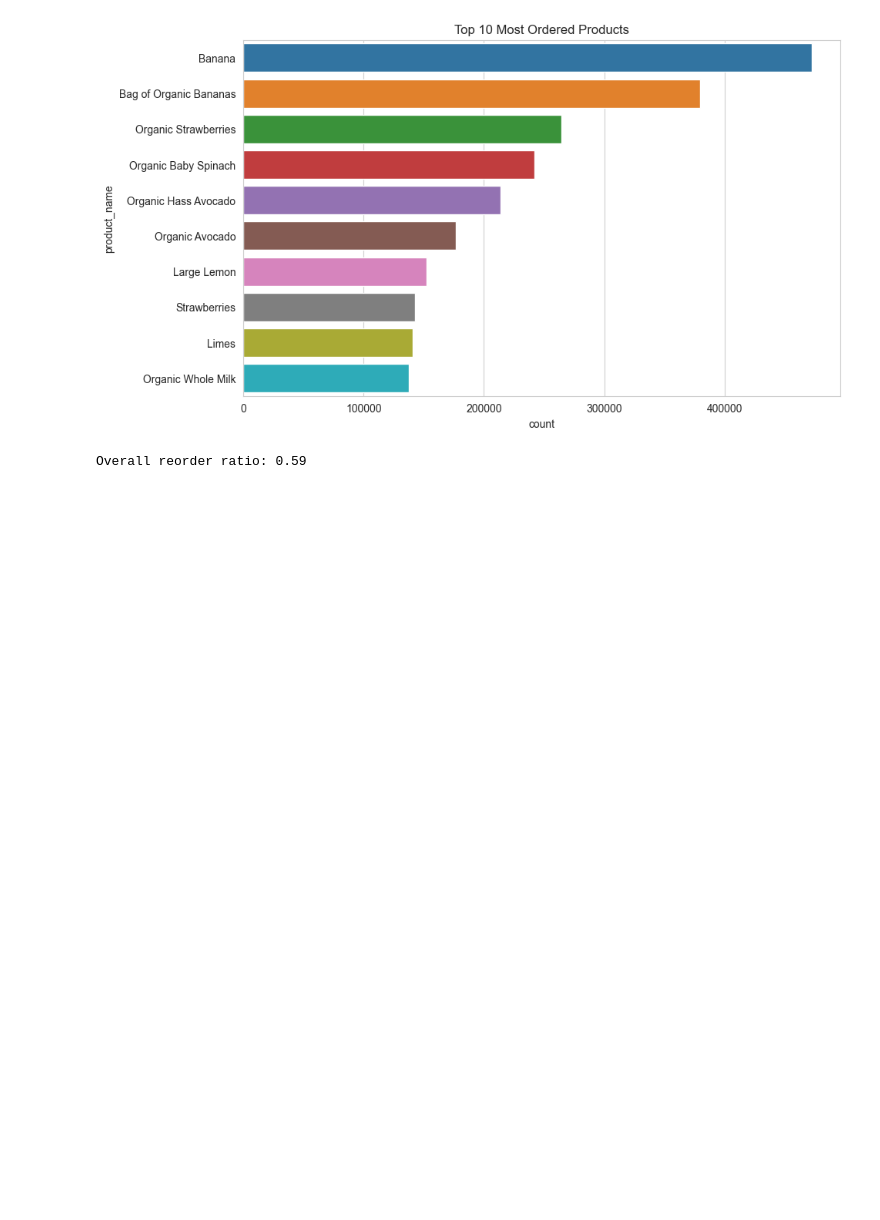
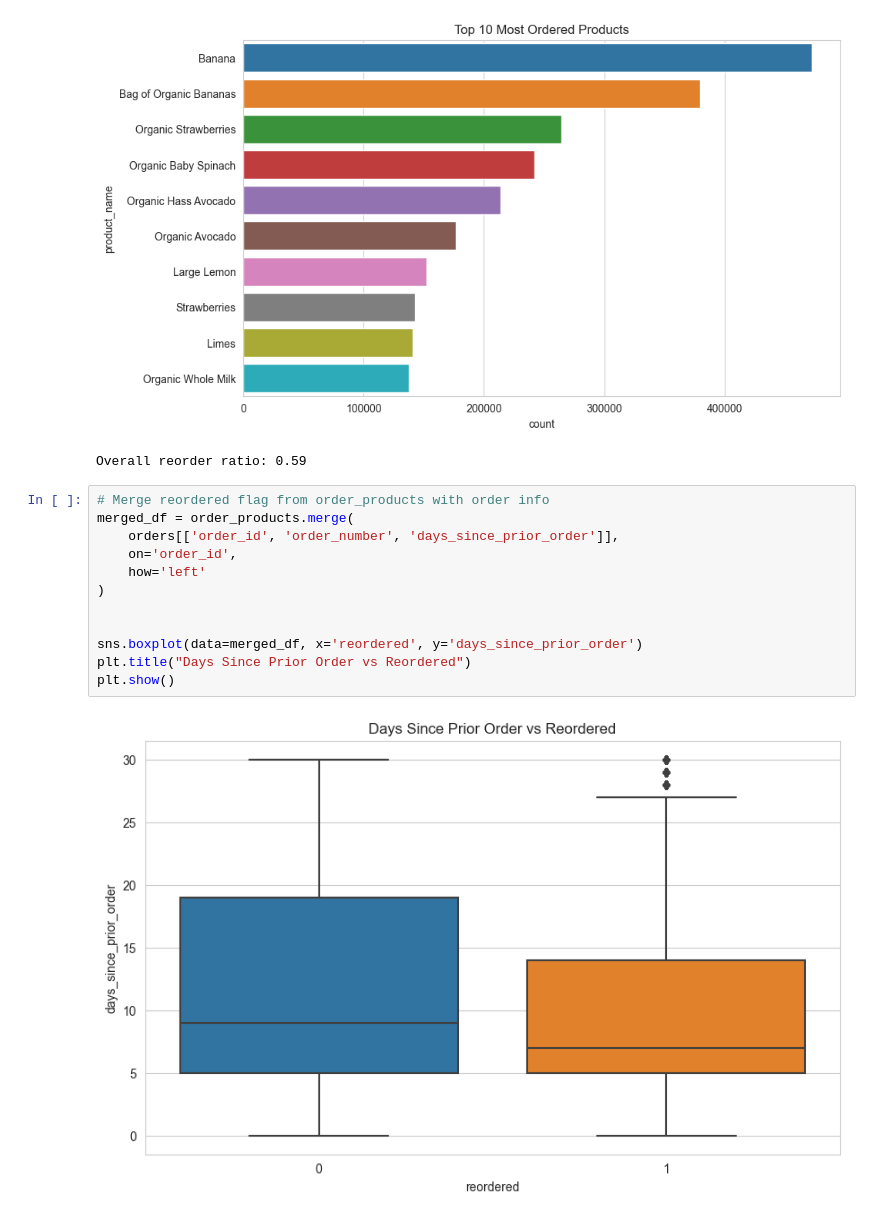
Before and after one commit to rehansc/instacart-reorder-prediction, a Jupyter notebook: Phase1_Fundamentals/eda.ipynb, the cells around one changed output. Drawn from its saved outputs; the diff is of its cells as text; blank space fills up the shorter version.

```diff
--- a/Phase1_Fundamentals/eda.ipynb
+++ b/Phase1_Fundamentals/eda.ipynb
@@ -82,3 +82,17 @@ print(f"Overall reorder ratio: {reorder_ratio:.2f}")
 [figure]
 [figure]
 Overall reorder ratio: 0.59
+# %%
+# Merge reordered flag from order_products with order info
+merged_df = order_products.merge(
+    orders[['order_id', 'order_number', 'days_since_prior_order']],
+    on='order_id',
+    how='left'
+)
+
+
+sns.boxplot(data=merged_df, x='reordered', y='days_since_prior_order')
+plt.title("Days Since Prior Order vs Reordered")
+plt.show()
+# %% [output]
+[figure, added]
```
Also changed, not shown: parts of 7 cells of this notebook, 1 other file.
